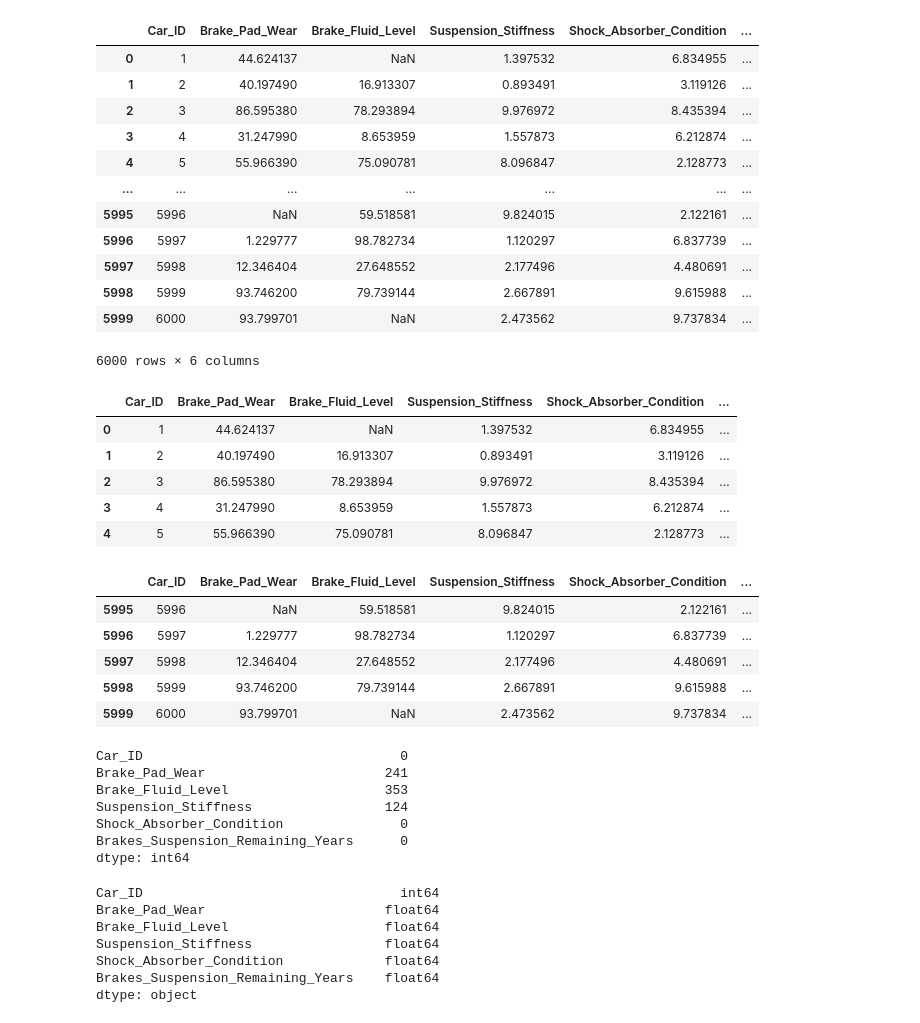
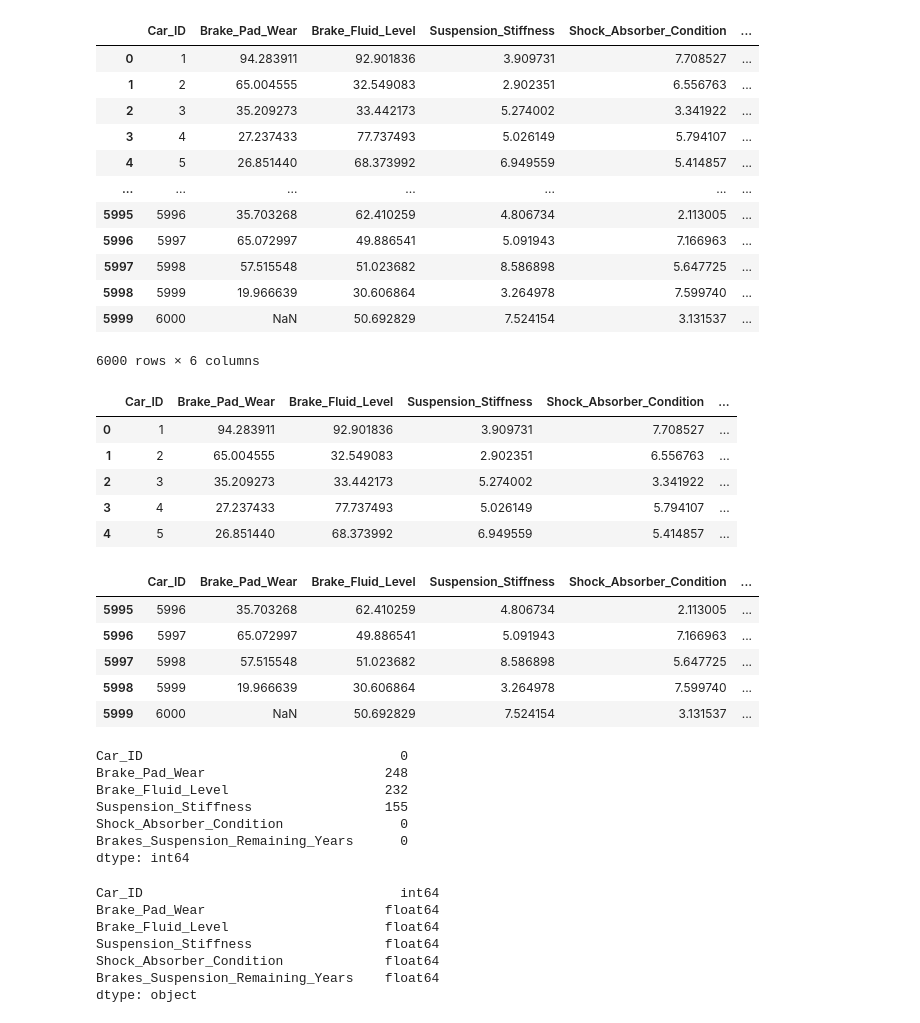
Before and after one commit to ManavMNambiar/Car-maintenance-and-life-prediction, a Jupyter notebook: brakes.ipynb, the cells around one changed output. Saved outputs shown, nothing was run; the diff lists cells and outputs as text; code cells hidden in the pictures.

```diff
--- a/brakes.ipynb
+++ b/brakes.ipynb
@@ -7,47 +7,48 @@ from sklearn.model_selection import train_test_split
 from sklearn.ensemble import RandomForestRegressor
 from sklearn.metrics import mean_absolute_error, mean_squared_error, r2_score
 # %%
-df_brakes=pd.read_csv("C:\\Users\\ACER\\OneDrive\\Desktop\\luminar\\ml_project\\final\\datasets\\brakes_suspension_health_codered_FINAL.csv")
+#brakes_suspension_health_codered_FINAL.csv"
+df_brakes=pd.read_csv("C:\\Users\\ACER\\OneDrive\\Desktop\\luminar\\ml_project\\final\\data\\brakes_suspension_health.csv")
 df_brakes
 # %% [output]
 |  | Car_ID | Brake_Pad_Wear | Brake_Fluid_Level | Suspension_Stiffness | Shock_Absorber_Condition | ... |
-| 0 | 1 | 44.624137 | NaN | 1.397532 | 6.834955 | ... |
-| 1 | 2 | 40.197490 | 16.913307 | 0.893491 | 3.119126 | ... |
-| 2 | 3 | 86.595380 | 78.293894 | 9.976972 | 8.435394 | ... |
-| 3 | 4 | 31.247990 | 8.653959 | 1.557873 | 6.212874 | ... |
-| 4 | 5 | 55.966390 | 75.090781 | 8.096847 | 2.128773 | ... |
+| 0 | 1 | 94.283911 | 92.901836 | 3.909731 | 7.708527 | ... |
+| 1 | 2 | 65.004555 | 32.549083 | 2.902351 | 6.556763 | ... |
+| 2 | 3 | 35.209273 | 33.442173 | 5.274002 | 3.341922 | ... |
+| 3 | 4 | 27.237433 | 77.737493 | 5.026149 | 5.794107 | ... |
+| 4 | 5 | 26.851440 | 68.373992 | 6.949559 | 5.414857 | ... |
 | ... | ... | ... | ... | ... | ... | ... |
-| 5995 | 5996 | NaN | 59.518581 | 9.824015 | 2.122161 | ... |
-| 5996 | 5997 | 1.229777 | 98.782734 | 1.120297 | 6.837739 | ... |
-| 5997 | 5998 | 12.346404 | 27.648552 | 2.177496 | 4.480691 | ... |
-| 5998 | 5999 | 93.746200 | 79.739144 | 2.667891 | 9.615988 | ... |
-| 5999 | 6000 | 93.799701 | NaN | 2.473562 | 9.737834 | ... |
+| 5995 | 5996 | 35.703268 | 62.410259 | 4.806734 | 2.113005 | ... |
+| 5996 | 5997 | 65.072997 | 49.886541 | 5.091943 | 7.166963 | ... |
+| 5997 | 5998 | 57.515548 | 51.023682 | 8.586898 | 5.647725 | ... |
+| 5998 | 5999 | 19.966639 | 30.606864 | 3.264978 | 7.599740 | ... |
+| 5999 | 6000 | NaN | 50.692829 | 7.524154 | 3.131537 | ... |
 6000 rows × 6 columns
 # %%
 df_brakes.head()
 # %% [output]
 |  | Car_ID | Brake_Pad_Wear | Brake_Fluid_Level | Suspension_Stiffness | Shock_Absorber_Condition | ... |
-| 0 | 1 | 44.624137 | NaN | 1.397532 | 6.834955 | ... |
-| 1 | 2 | 40.197490 | 16.913307 | 0.893491 | 3.119126 | ... |
-| 2 | 3 | 86.595380 | 78.293894 | 9.976972 | 8.435394 | ... |
-| 3 | 4 | 31.247990 | 8.653959 | 1.557873 | 6.212874 | ... |
-| 4 | 5 | 55.966390 | 75.090781 | 8.096847 | 2.128773 | ... |
+| 0 | 1 | 94.283911 | 92.901836 | 3.909731 | 7.708527 | ... |
+| 1 | 2 | 65.004555 | 32.549083 | 2.902351 | 6.556763 | ... |
+| 2 | 3 | 35.209273 | 33.442173 | 5.274002 | 3.341922 | ... |
+| 3 | 4 | 27.237433 | 77.737493 | 5.026149 | 5.794107 | ... |
+| 4 | 5 | 26.851440 | 68.373992 | 6.949559 | 5.414857 | ... |
 # %%
 df_brakes.tail()
 # %% [output]
 |  | Car_ID | Brake_Pad_Wear | Brake_Fluid_Level | Suspension_Stiffness | Shock_Absorber_Condition | ... |
-| 5995 | 5996 | NaN | 59.518581 | 9.824015 | 2.122161 | ... |
-| 5996 | 5997 | 1.229777 | 98.782734 | 1.120297 | 6.837739 | ... |
-| 5997 | 5998 | 12.346404 | 27.648552 | 2.177496 | 4.480691 | ... |
-| 5998 | 5999 | 93.746200 | 79.739144 | 2.667891 | 9.615988 | ... |
-| 5999 | 6000 | 93.799701 | NaN | 2.473562 | 9.737834 | ... |
+| 5995 | 5996 | 35.703268 | 62.410259 | 4.806734 | 2.113005 | ... |
+| 5996 | 5997 | 65.072997 | 49.886541 | 5.091943 | 7.166963 | ... |
+| 5997 | 5998 | 57.515548 | 51.023682 | 8.586898 | 5.647725 | ... |
+| 5998 | 5999 | 19.966639 | 30.606864 | 3.264978 | 7.599740 | ... |
+| 5999 | 6000 | NaN | 50.692829 | 7.524154 | 3.131537 | ... |
 # %%
 df_brakes.isna().sum()
 # %% [output]
 Car_ID                                 0
-Brake_Pad_Wear                       241
-Brake_Fluid_Level                    353
-Suspension_Stiffness                 124
+Brake_Pad_Wear                       248
+Brake_Fluid_Level                    232
+Suspension_Stiffness                 155
 Shock_Absorber_Condition               0
 Brakes_Suspension_Remaining_Years      0
 dtype: int64
```
Also changed, not shown: parts of 13 cells of this notebook, 32 other files.
